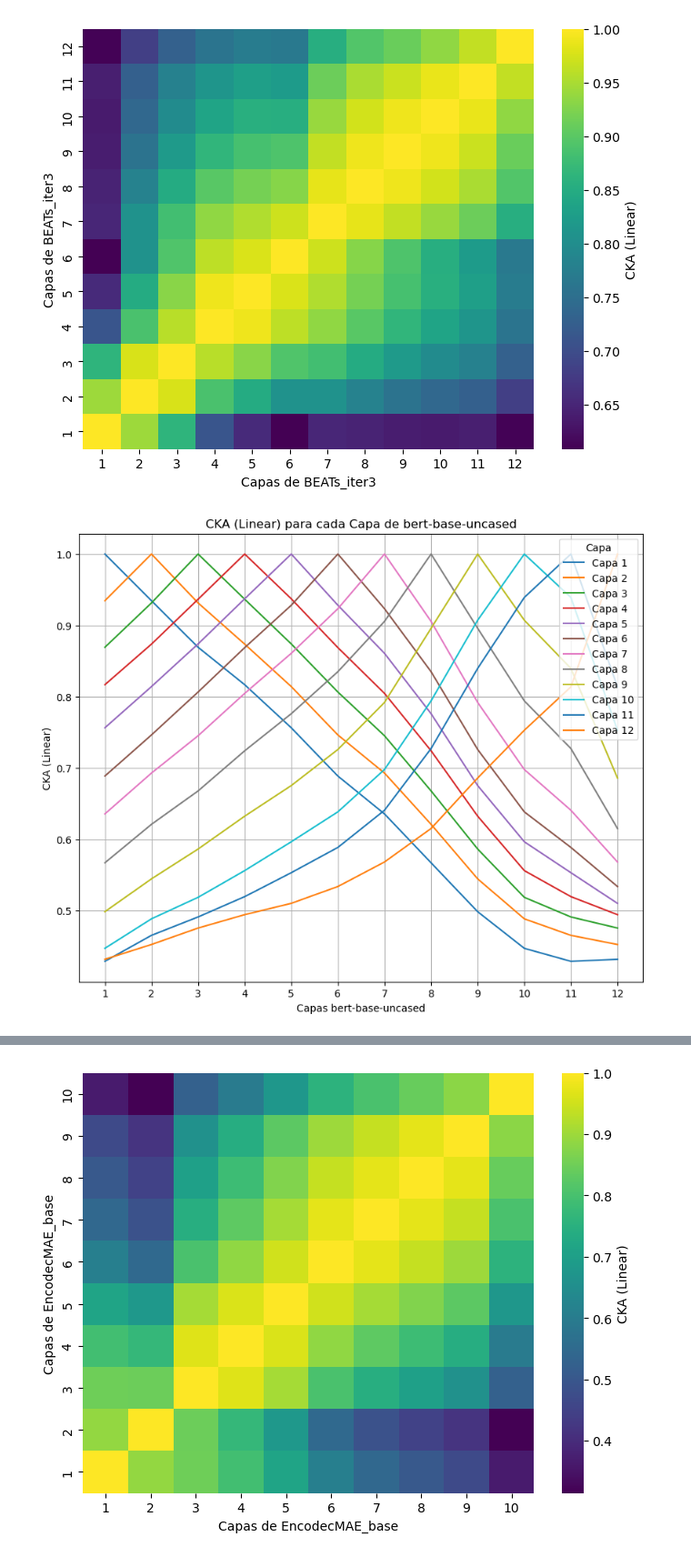
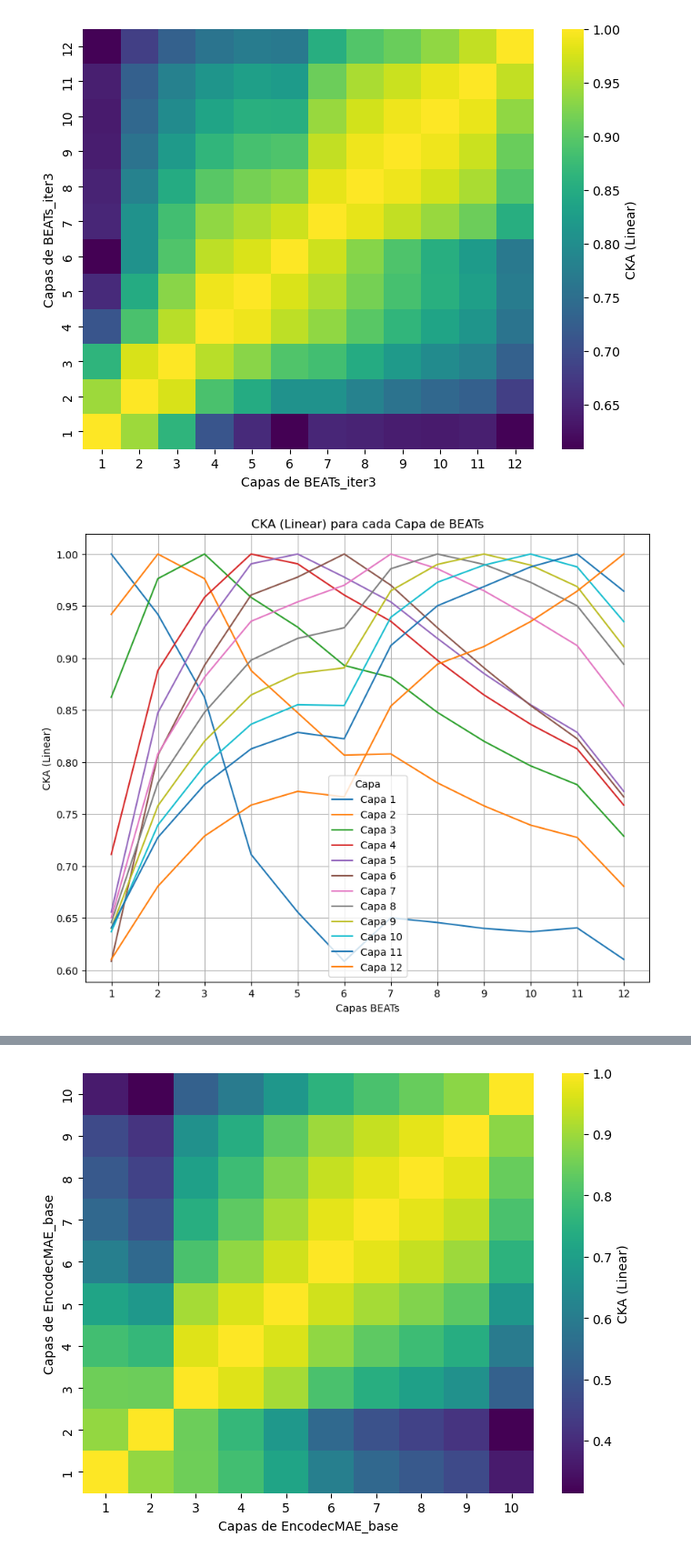
Before and after one commit to ceciliabolanos/layer-analysis, a Jupyter notebook: results/experiment2.1_same_model/results.ipynb, the cells around one changed output, grey strips where cells are left out. Shown at 91% size. Drawn from its saved outputs; the diff is of its cells as text; code cells hidden in the pictures.

```diff
--- a/results/experiment2.1_same_model/results.ipynb
+++ b/results/experiment2.1_same_model/results.ipynb
@@ -70,17 +69,3 @@ plt.xticks(range(1, 13))
 plt.show()
 # %% [output]
 [figure]
-# %%
-plt.figure(figsize=(10, 8))
-
-x = range(1, len(w2v[0]) + 1)
-for i, row in enumerate(w2v):
-    plt.plot(x, row, label=f'Capa {i + 1}')  # Plot each row with a label
-
-plt.xlabel("Capas de Wav2Vec 2.0")
-plt.ylabel("CKA (Linear)")
-plt.title("CKA (Linear) para cada capa de Wav2Vec 2.0 contra las demás capas")
-plt.legend(title="Capa")  # Add a legend with a title
-plt.grid(True)  # Optionally add a grid for better readability
-plt.xticks(range(1,13))
-plt.show()
@@ -105,16 +88,16 @@ plt.show()
 # %%
 plt.figure(figsize=(10, 8))
 
-x = range(1, len(bert[0]) + 1)
-for i, row in enumerate(bert):
+x = range(1, len(beats[0]) + 1)
+for i, row in enumerate(beats):
     plt.plot(x, row, label=f'Capa {i + 1}')  # Plot each row with a label
 
-plt.xlabel("Capas bert-base-uncased")
+plt.xlabel("Capas BEATs")
 plt.ylabel("CKA (Linear)")
-plt.title("CKA (Linear) para cada Capa de bert-base-uncased")
+plt.title("CKA (Linear) para cada Capa de BEATs")
 plt.legend(title="Capa")  # Add a legend with a title
 plt.grid(True)  # Optionally add a grid for better readability
 plt.xticks(range(1,13))
 plt.show()
 # %% [output]
-[figure, old version]
+[figure, new version]
```
Also changed, not shown: parts of 8 cells of this notebook.
